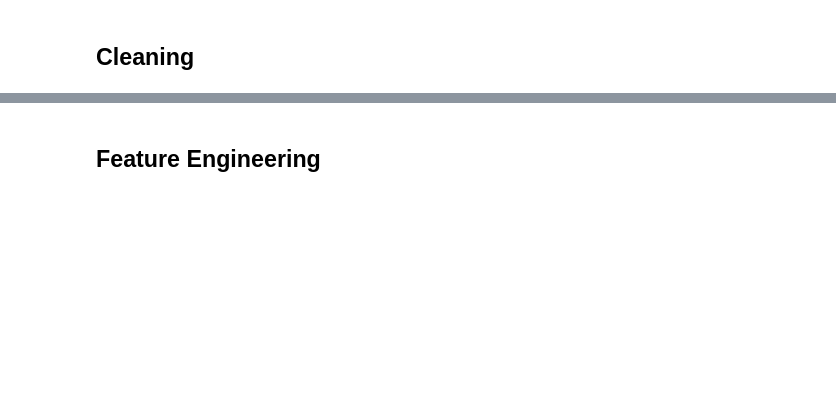
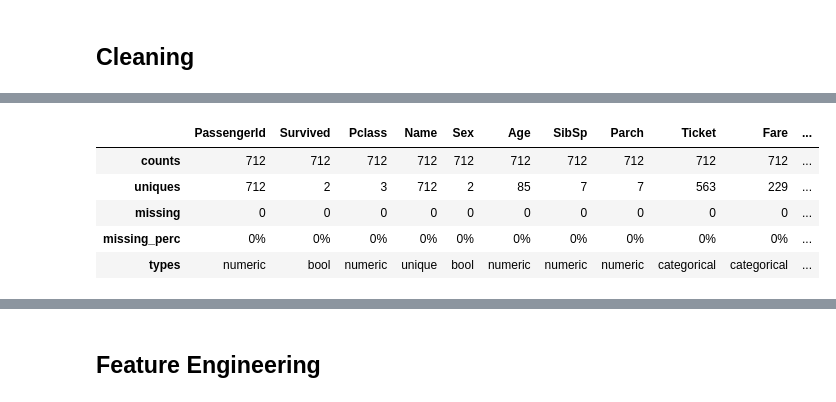
Before and after one commit to Ashton-Sidhu/aethos, a Jupyter notebook: examples/PyautoML Titanic.ipynb, the cells around one changed output, grey strips where cells are left out. Saved outputs shown, nothing was run; the diff lists cells and outputs as text; code cells hidden in the pictures; blank space fills up the shorter version.

```diff
--- a/examples/PyautoML Titanic.ipynb
+++ b/examples/PyautoML Titanic.ipynb
@@ -191,0 +167,9 @@ clean.drop('Cabin')
+# %%
+clean.column_info()
+# %% [output]
+|  | PassengerId | Survived | Pclass | Name | Sex | Age | SibSp | Parch | Ticket | Fare | ... |
+| counts | 712 | 712 | 712 | 712 | 712 | 712 | 712 | 712 | 712 | 712 | ... |
+| uniques | 712 | 2 | 3 | 712 | 2 | 85 | 7 | 7 | 563 | 229 | ... |
+| missing | 0 | 0 | 0 | 0 | 0 | 0 | 0 | 0 | 0 | 0 | ... |
+| missing_perc | 0% | 0% | 0% | 0% | 0% | 0% | 0% | 0% | 0% | 0% | ... |
+| types | numeric | bool | numeric | unique | bool | numeric | numeric | numeric | categorical | categorical | ... |
```
Also changed, not shown: parts of 23 cells of this notebook, 3 other files.
